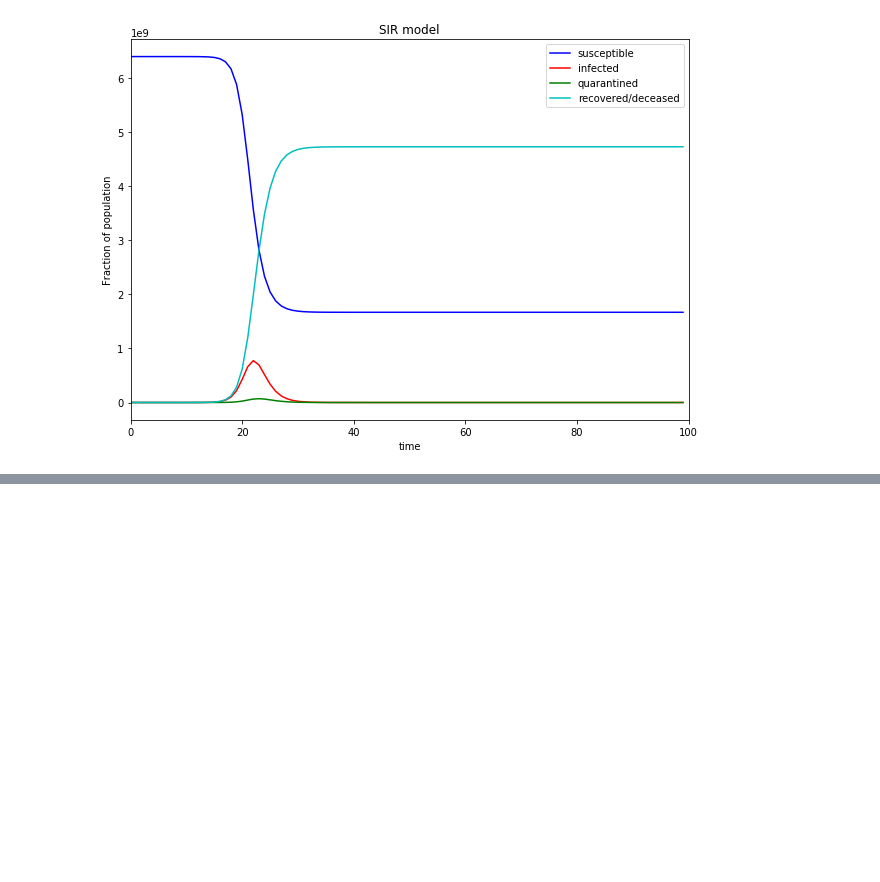
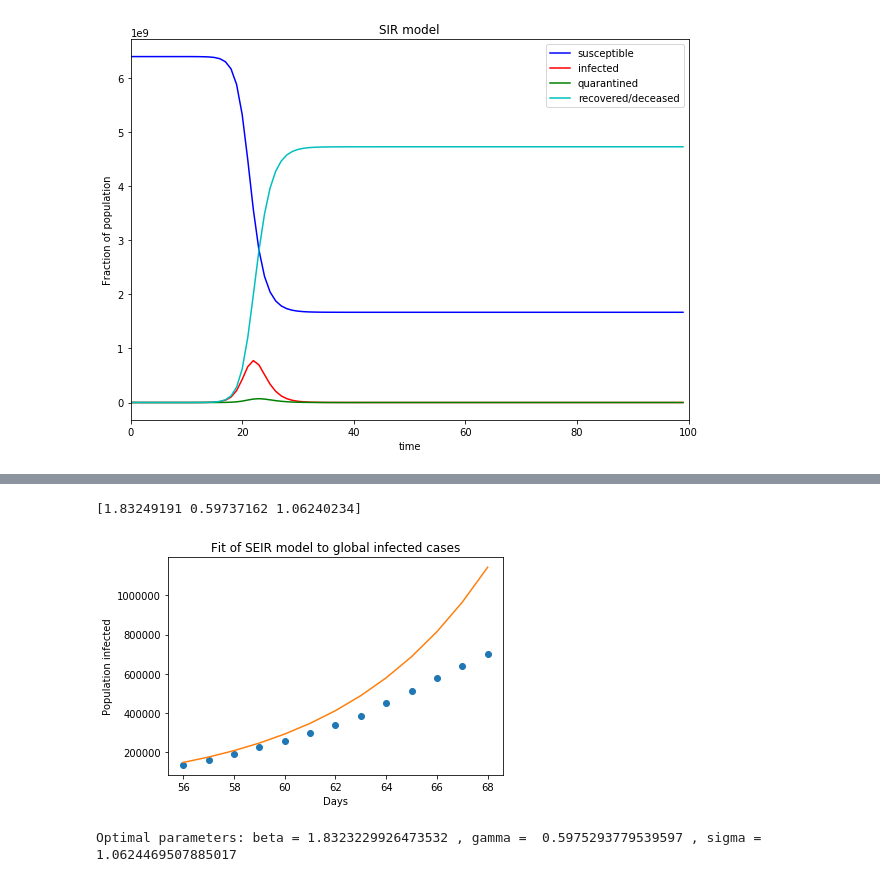
Before and after one commit to Aveek-Saha/CovidAnalysis, a Jupyter notebook: Epidemiology_modeling .ipynb, the cells around one changed output, grey strips where cells are left out. Cells and saved outputs as stored; diff of their text form; code cells hidden in the pictures; blank space fills up the shorter version.

Commit message:
Model SEIR with social distancing

```diff
--- a/Epidemiology_modeling .ipynb
+++ b/Epidemiology_modeling .ipynb
@@ -727,0 +746,20 @@ plt.show()
+# %%
+def deriv(y, t, N, alpha, beta, gamma):
+    S, I, Q, R = y
+    A = S + I + R
+    dSdt = (-alpha * S * I) / A
+    dIdt = (alpha * S * I) / A - (gamma * I) - (beta * I)
+    dQdt = (beta * I) - (gamma * Q)
+    dRdt = (gamma * I) + (gamma * Q)
+    return dSdt, dIdt, dQdt, dRdt
+# %%
+def opt_ode(x, alpha, beta, gamma):
+    return odeint(deriv, (S0, I0, Q0, R0), x, args=(N, alpha, beta, gamma))[:,1].clip(0)
+
+def err(params, x):
+    alpha, beta, gamma = params
+    ret = odeint(deriv, (S0, I0, Q0, R0), x, args=(N, alpha, beta, gamma))
+    S, I, Q, R = ret.T
+    I = I.clip(0)
+    error = np.sqrt(mean_squared_log_error(y, I, [1/i for i in x][::-1]))
+    return error
@@ -727,0 +768,9 @@ plt.show()
+# %%
+popt, pcov = optimize.curve_fit(opt_ode, x, y, bounds = [0, np.inf])
+
+result = optimize.minimize(err, popt, args=(x), method='BFGS', options={'maxiter': 500})
+
+beta_hat = result.x
+print(beta_hat)
+# %% [output]
+[1.83249191 0.59737162 1.06240234]
@@ -727,0 +779,19 @@ plt.show()
+# %%
+# fitted = opt_ode(x, *popt)
+# fitted = opt_ode(x, *beta_hat)
+y0 = S0, I0, Q0, R0
+ret = odeint(deriv, y0, X, args=(N, *beta_hat))
+# ret = odeint(deriv, y0, X, args=(N, *popt))
+
+S, I, Q, R = ret.T
+# %%
+plt.plot(X[index:], Y[index:], 'o')
+plt.plot(X[index:], I[index:])
+plt.title("Fit of SEIR model to global infected cases")
+plt.ylabel("Population infected")
+plt.xlabel("Days")
+plt.show()
+print("Optimal parameters: beta =", popt[0], ", gamma = ", popt[1],", sigma = ", popt[2] )
+# %% [output]
+[figure, added]
+Optimal parameters: beta = 1.8323229926473532 , gamma =  0.5975293779539597 , sigma =  1.0624469507885017
```
Also changed, not shown: parts of 14 cells of this notebook.
